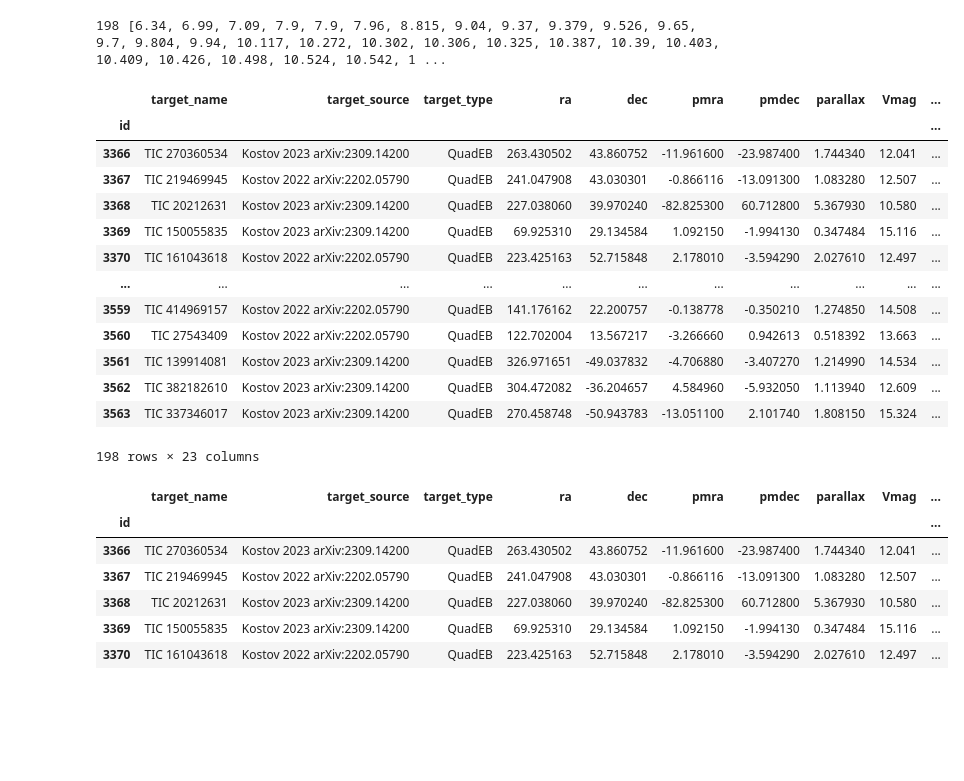
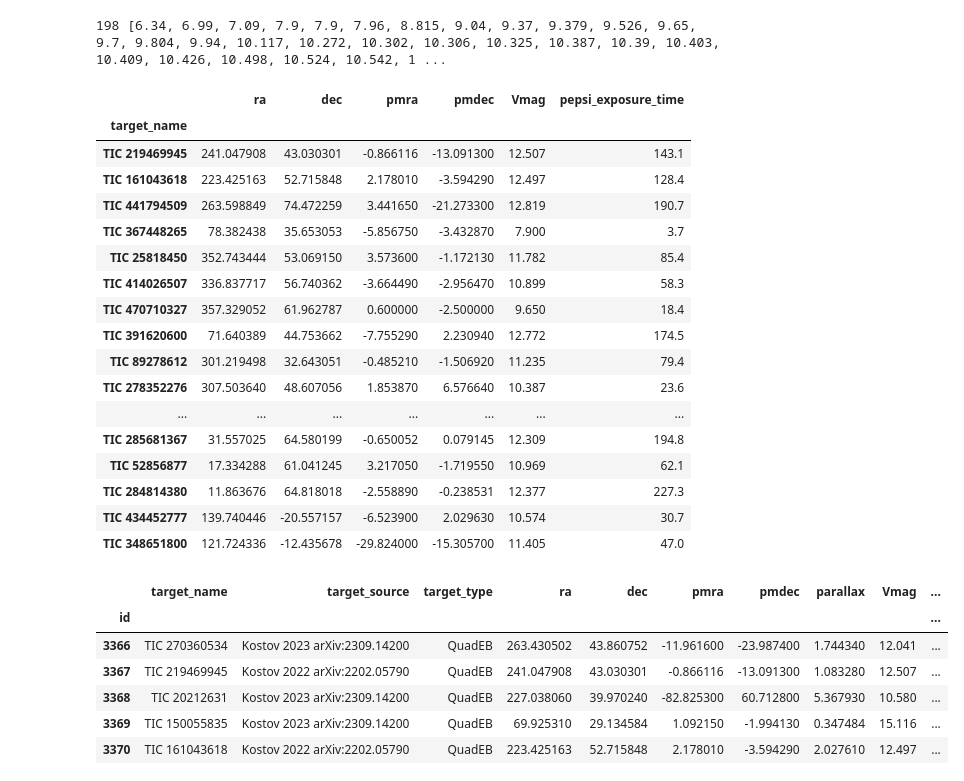
Before and after one commit to CvillePaul/Observation-Planner, a Jupyter notebook: Observation Planner.ipynb, the cells around one changed output. Drawn from its saved outputs; the diff is of its cells as text; code cells hidden in the pictures; blank space fills up the shorter version.

```diff
--- a/Observation Planner.ipynb
+++ b/Observation Planner.ipynb
@@ -527,9 +523,9 @@ targets = pipeline([add_targets,
                     hide_tess,
                     # hide_cols(prefix="tess"),
                     # add_speckle,
-                    add_observability,
+                    # add_observability,
                     # add_spectra,
-                    # add_lists,
+                    add_lists,
                     # add_ephemerides,
                     ],
                    None,
@@ -538,5 +534,6 @@ targets = pipeline([add_targets,
                    session_beg=session_beg,
                    session_end=session_end,
                    )
-targets[(targets["target_name"] == "TIC 278465736") | (targets["target_name"] == "TIC 20212631")]
+
+targets[targets["list_LBT_2023B"]][["target_name","ra","dec","pmra","pmdec","Vmag"]].fillna(0).set_index("target_name")
 # %% [output]
@@ -732,36 +743,42 @@ print (len(mags), mags)
 # %%
 def add_pepsi_params(df: pd.DataFrame, **kwargs) -> pd.DataFrame:
     df["pepsi_fiber"] = "300"
     df["pepsi_cd_blue"] = 3
     df["pepsi_cd_red"] = 6
     df["pepsi_snr_goal"] = 50
     df["pepsi_exposure_time"] = [
         pepsi_exptime(vmag, snr, teff=teff, fiber_setup=fiber)[cd - 1]
         for vmag, snr, teff, fiber, cd in df[
             ["Vmag", "pepsi_snr_goal", "Teff", "pepsi_fiber", "pepsi_cd_red"]
         ].values
     ]
     return df
 
 
 targets = pipeline([add_pepsi_params], targets)
 
 targets
+
+targets[targets["list_LBT_2023B"]][["target_name","ra","dec","pmra","pmdec","Vmag", "pepsi_exposure_time"]].fillna(0).set_index("target_name")
 # %% [output]
-|  | target_name | target_source | target_type | ra | dec | pmra | pmdec | parallax | Vmag | ... |
-| id |  |  |  |  |  |  |  |  |  | ... |
-| 3366 | TIC 270360534 | Kostov 2023 arXiv:2309.14200 | QuadEB | 263.430502 | 43.860752 | -11.961600 | -23.987400 | 1.744340 | 12.041 | ... |
-| 3367 | TIC 219469945 | Kostov 2022 arXiv:2202.05790 | QuadEB | 241.047908 | 43.030301 | -0.866116 | -13.091300 | 1.083280 | 12.507 | ... |
-| 3368 | TIC 20212631 | Kostov 2023 arXiv:2309.14200 | QuadEB | 227.038060 | 39.970240 | -82.825300 | 60.712800 | 5.367930 | 10.580 | ... |
-| 3369 | TIC 150055835 | Kostov 2023 arXiv:2309.14200 | QuadEB | 69.925310 | 29.134584 | 1.092150 | -1.994130 | 0.347484 | 15.116 | ... |
-| 3370 | TIC 161043618 | Kostov 2022 arXiv:2202.05790 | QuadEB | 223.425163 | 52.715848 | 2.178010 | -3.594290 | 2.027610 | 12.497 | ... |
-| ... | ... | ... | ... | ... | ... | ... | ... | ... | ... | ... |
-| 3559 | TIC 414969157 | Kostov 2022 arXiv:2202.05790 | QuadEB | 141.176162 | 22.200757 | -0.138778 | -0.350210 | 1.274850 | 14.508 | ... |
-| 3560 | TIC 27543409 | Kostov 2022 arXiv:2202.05790 | QuadEB | 122.702004 | 13.567217 | -3.266660 | 0.942613 | 0.518392 | 13.663 | ... |
-| 3561 | TIC 139914081 | Kostov 2023 arXiv:2309.14200 | QuadEB | 326.971651 | -49.037832 | -4.706880 | -3.407270 | 1.214990 | 14.534 | ... |
-| 3562 | TIC 382182610 | Kostov 2023 arXiv:2309.14200 | QuadEB | 304.472082 | -36.204657 | 4.584960 | -5.932050 | 1.113940 | 12.609 | ... |
-| 3563 | TIC 337346017 | Kostov 2023 arXiv:2309.14200 | QuadEB | 270.458748 | -50.943783 | -13.051100 | 2.101740 | 1.808150 | 15.324 | ... |
+|  | ra | dec | pmra | pmdec | Vmag | pepsi_exposure_time |
+| target_name |  |  |  |  |  |  |
+| TIC 219469945 | 241.047908 | 43.030301 | -0.866116 | -13.091300 | 12.507 | 143.1 |
+| TIC 161043618 | 223.425163 | 52.715848 | 2.178010 | -3.594290 | 12.497 | 128.4 |
+| TIC 441794509 | 263.598849 | 74.472259 | 3.441650 | -21.273300 | 12.819 | 190.7 |
+| TIC 367448265 | 78.382438 | 35.653053 | -5.856750 | -3.432870 | 7.900 | 3.7 |
+| TIC 25818450 | 352.743444 | 53.069150 | 3.573600 | -1.172130 | 11.782 | 85.4 |
+| TIC 414026507 | 336.837717 | 56.740362 | -3.664490 | -2.956470 | 10.899 | 58.3 |
+| TIC 470710327 | 357.329052 | 61.962787 | 0.600000 | -2.500000 | 9.650 | 18.4 |
+| TIC 391620600 | 71.640389 | 44.753662 | -7.755290 | 2.230940 | 12.772 | 174.5 |
+| TIC 89278612 | 301.219498 | 32.643051 | -0.485210 | -1.506920 | 11.235 | 79.4 |
+| TIC 278352276 | 307.503640 | 48.607056 | 1.853870 | 6.576640 | 10.387 | 23.6 |
+| ... | ... | ... | ... | ... | ... | ... |
+| TIC 285681367 | 31.557025 | 64.580199 | -0.650052 | 0.079145 | 12.309 | 194.8 |
+| TIC 52856877 | 17.334288 | 61.041245 | 3.217050 | -1.719550 | 10.969 | 62.1 |
+| TIC 284814380 | 11.863676 | 64.818018 | -2.558890 | -0.238531 | 12.377 | 227.3 |
+| TIC 434452777 | 139.740446 | -20.557157 | -6.523900 | 2.029630 | 10.574 | 30.7 |
+| TIC 348651800 | 121.724336 | -12.435678 | -29.824000 | -15.305700 | 11.405 | 47.0 |
-198 rows × 23 columns
 # %%
 def add_gemini_speckle_params(df: pd.DataFrame, **kwargs) -> pd.DataFrame:
     # For more info, see https://www.gemini.edu/instrumentation/alopeke-zorro/proposal-preparation
```
Also changed, not shown: parts of 2 cells of this notebook, 1 other file.
